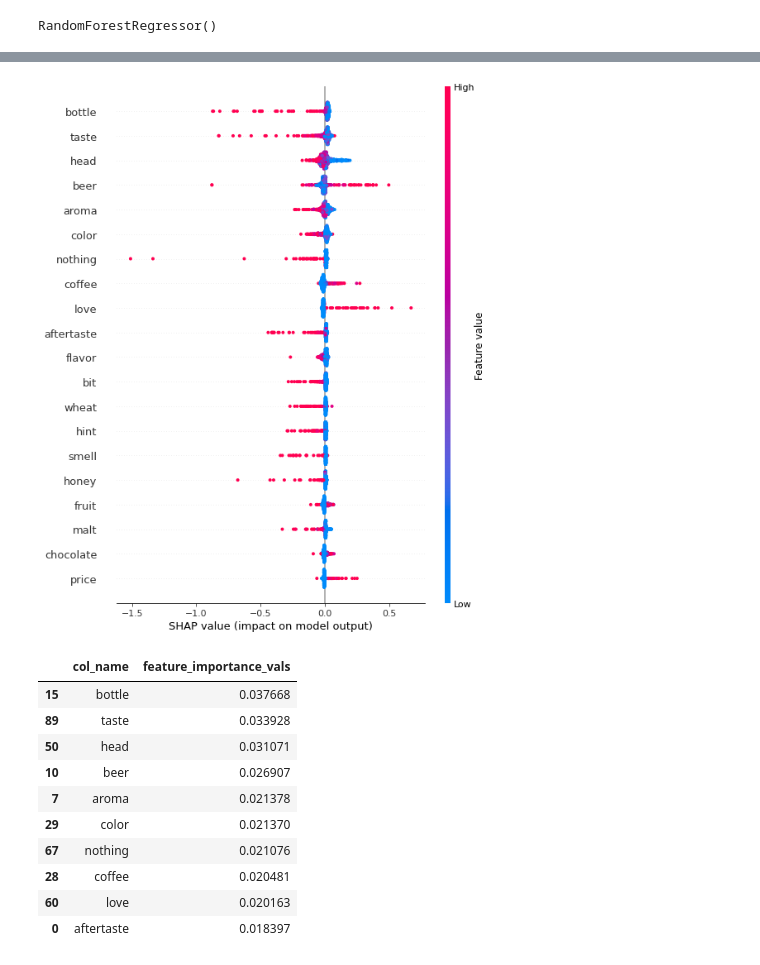
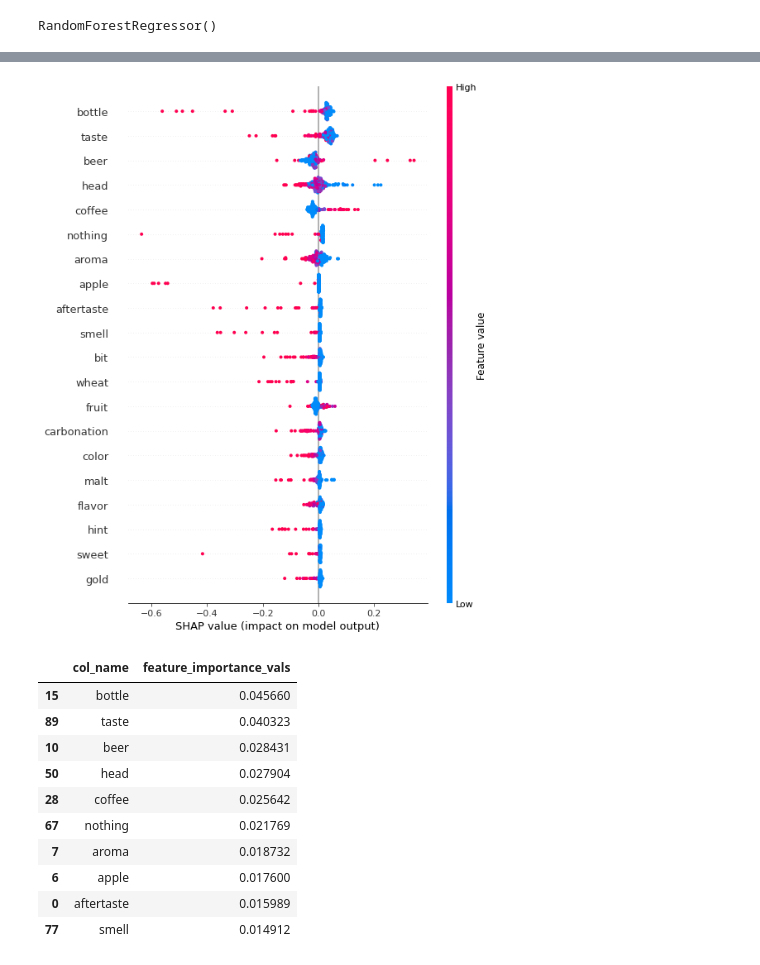
Before and after one commit to ARPITJAIN0999/Brand-Intelligence-Solution, a Jupyter notebook: AJ_solution.ipynb, the cells around one changed output, grey strips where cells are left out. Saved outputs shown, nothing was run; the diff lists cells and outputs as text; code cells hidden in the pictures.

```diff
--- a/AJ_solution.ipynb
+++ b/AJ_solution.ipynb
@@ -704,5 +710,5 @@ regressor.fit(X_train,train_y)
 # %% [output]
 RandomForestRegressor()
 # %%
-explainer = shap.TreeExplainer(regressor)
-shap_values = explainer.shap_values(X_train.toarray())
+explainer = shap.TreeExplainer(regressor, X_train.toarray(), feature_names=vectorizer.get_feature_names())
+shap_values = explainer(X_test.toarray())
@@ -709,9 +726,9 @@ shap_values = explainer.shap_values(X_train.toarray())
 # %%
-shap.summary_plot(shap_values, X_train.toarray(), feature_names=vectorizer.get_feature_names())
+shap.summary_plot(shap_values, X_test.toarray(), feature_names=vectorizer.get_feature_names())
 # %% [output]
-[figure, old version]
+[figure, new version]
 # %%
-vals = np.abs(shap_values).mean(0)
+vals = np.abs(shap_values.values).mean(0)
 feature_names = vectorizer.get_feature_names()
 
 feature_importance = pd.DataFrame(list(zip(feature_names, vals)),
@@ -721,13 +738,13 @@ feature_importance.sort_values(by=['feature_importance_vals'],
 feature_importance.head(10)
 # %% [output]
 |  | col_name | feature_importance_vals |
-| 15 | bottle | 0.037668 |
-| 89 | taste | 0.033928 |
-| 50 | head | 0.031071 |
-| 10 | beer | 0.026907 |
-| 7 | aroma | 0.021378 |
-| 29 | color | 0.021370 |
-| 67 | nothing | 0.021076 |
-| 28 | coffee | 0.020481 |
-| 60 | love | 0.020163 |
-| 0 | aftertaste | 0.018397 |
+| 15 | bottle | 0.045660 |
+| 89 | taste | 0.040323 |
+| 10 | beer | 0.028431 |
+| 50 | head | 0.027904 |
+| 28 | coffee | 0.025642 |
+| 67 | nothing | 0.021769 |
+| 7 | aroma | 0.018732 |
+| 6 | apple | 0.017600 |
+| 0 | aftertaste | 0.015989 |
+| 77 | smell | 0.014912 |
```
Also changed, not shown: parts of 6 cells of this notebook.
